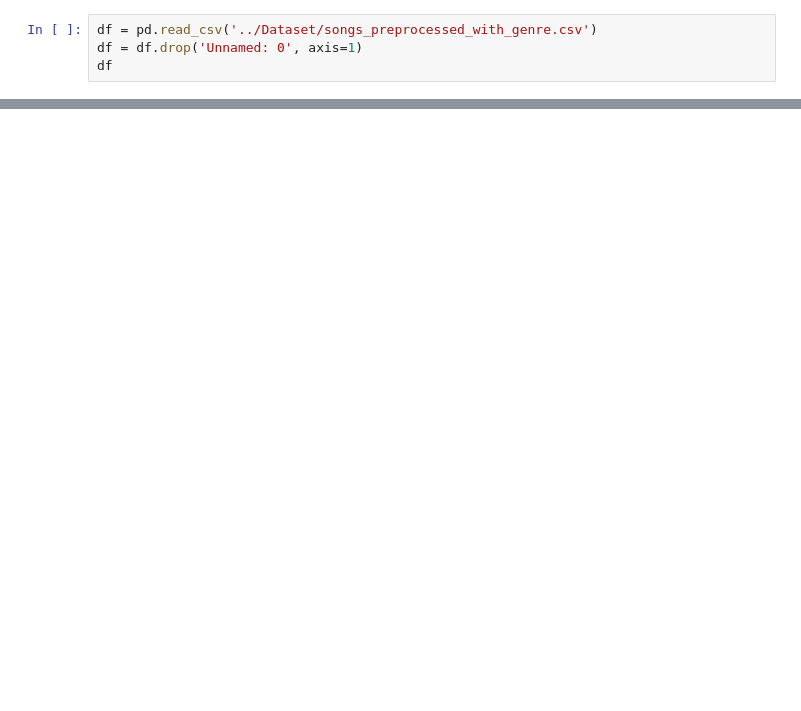
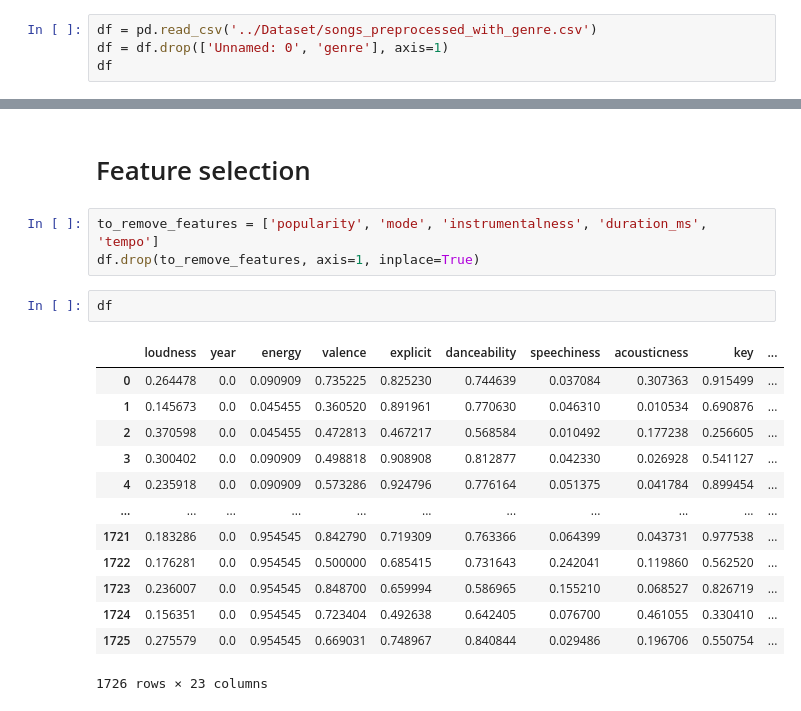
Before and after one commit to AmirH-Moosavi/HarmoniXplorer, a Jupyter notebook: Classification/genre-classification.ipynb, the cells around one changed output, grey strips where cells are left out. Saved outputs shown, nothing was run; the diff lists cells and outputs as text; blank space fills up the shorter version.

```diff
--- a/Classification/genre-classification.ipynb
+++ b/Classification/genre-classification.ipynb
@@ -7,6 +9,6 @@ from sklearn.model_selection import train_test_split
 # %%
 df = pd.read_csv('../Dataset/songs_preprocessed_with_genre.csv')
-df = df.drop('Unnamed: 0', axis=1)
+df = df.drop(['Unnamed: 0', 'genre'], axis=1)
 df
 # %% [output]
 |  | loudness | year | energy | popularity | valence | explicit | mode | danceability | instrumentalness | ... |
@@ -24,0 +27,21 @@ df
+# %% [markdown]
+# Feature selection
+# %%
+to_remove_features = ['popularity', 'mode', 'instrumentalness', 'duration_ms', 'tempo']
+df.drop(to_remove_features, axis=1, inplace=True)
+# %%
+df
+# %% [output]
+|  | loudness | year | energy | valence | explicit | danceability | speechiness | acousticness | key | ... |
+| 0 | 0.264478 | 0.0 | 0.090909 | 0.735225 | 0.825230 | 0.744639 | 0.037084 | 0.307363 | 0.915499 | ... |
+| 1 | 0.145673 | 0.0 | 0.045455 | 0.360520 | 0.891961 | 0.770630 | 0.046310 | 0.010534 | 0.690876 | ... |
+| 2 | 0.370598 | 0.0 | 0.045455 | 0.472813 | 0.467217 | 0.568584 | 0.010492 | 0.177238 | 0.256605 | ... |
+| 3 | 0.300402 | 0.0 | 0.090909 | 0.498818 | 0.908908 | 0.812877 | 0.042330 | 0.026928 | 0.541127 | ... |
+| 4 | 0.235918 | 0.0 | 0.090909 | 0.573286 | 0.924796 | 0.776164 | 0.051375 | 0.041784 | 0.899454 | ... |
+| ... | ... | ... | ... | ... | ... | ... | ... | ... | ... | ... |
+| 1721 | 0.183286 | 0.0 | 0.954545 | 0.842790 | 0.719309 | 0.763366 | 0.064399 | 0.043731 | 0.977538 | ... |
+| 1722 | 0.176281 | 0.0 | 0.954545 | 0.500000 | 0.685415 | 0.731643 | 0.242041 | 0.119860 | 0.562520 | ... |
+| 1723 | 0.236007 | 0.0 | 0.954545 | 0.848700 | 0.659994 | 0.586965 | 0.155210 | 0.068527 | 0.826719 | ... |
+| 1724 | 0.156351 | 0.0 | 0.954545 | 0.723404 | 0.492638 | 0.642405 | 0.076700 | 0.461055 | 0.330410 | ... |
+| 1725 | 0.275579 | 0.0 | 0.954545 | 0.669031 | 0.748967 | 0.840844 | 0.029486 | 0.196706 | 0.550754 | ... |
+1726 rows × 23 columns
```
Also changed, not shown: parts of 9 cells of this notebook, 2 other files.
